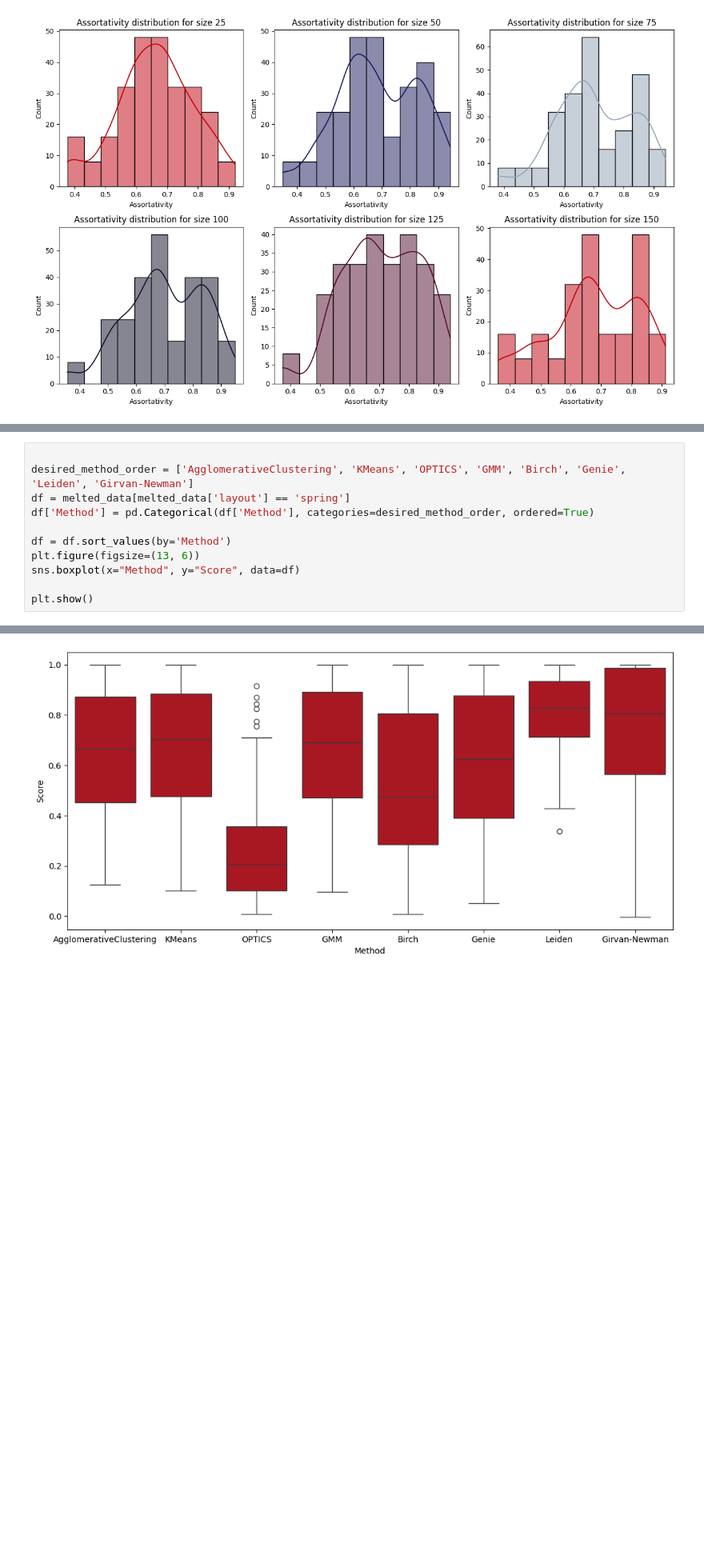
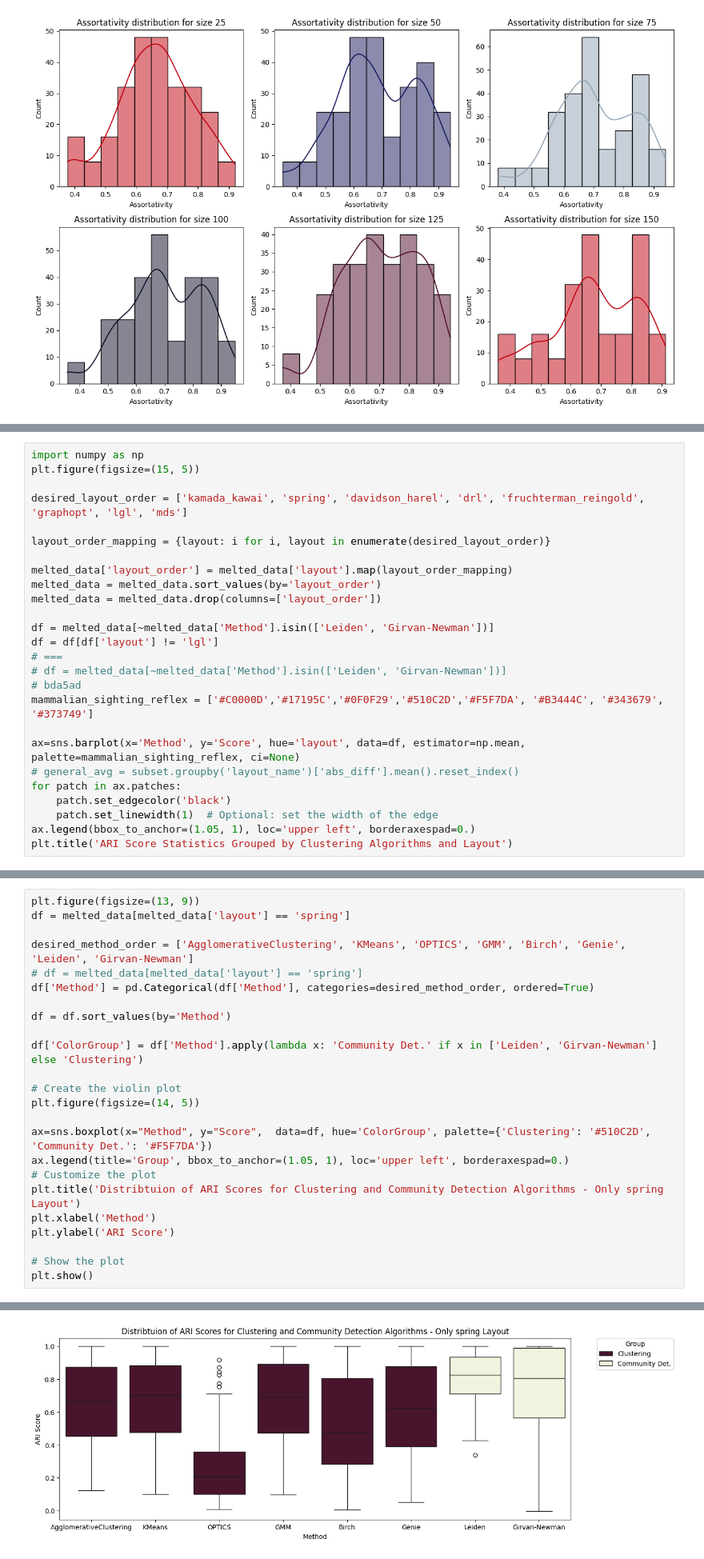
Before and after one commit to ARUMHC/Geometric-Properties-of-Graph-Visualization-Methods, a Jupyter notebook: code/ANALYSIS_whole_experiment_data.ipynb, the cells around one changed output, grey strips where cells are left out. Shown at 80% size. Drawn from its saved outputs; the diff is of its cells as text; blank space fills up the shorter version.

Commit message:
add statistic test and pics

```diff
--- a/code/ANALYSIS_whole_experiment_data.ipynb
+++ b/code/ANALYSIS_whole_experiment_data.ipynb
@@ -132,0 +177,26 @@ Text(0.5, 1.0, 'Score statistics grouped by clustering algrithms and layout')
+# %%
+import numpy as np
+plt.figure(figsize=(15, 5))
+
+desired_layout_order = ['kamada_kawai', 'spring', 'davidson_harel', 'drl', 'fruchterman_reingold', 'graphopt', 'lgl', 'mds']
+
+layout_order_mapping = {layout: i for i, layout in enumerate(desired_layout_order)}
+
+melted_data['layout_order'] = melted_data['layout'].map(layout_order_mapping)
+melted_data = melted_data.sort_values(by='layout_order')
+melted_data = melted_data.drop(columns=['layout_order'])
+
+df = melted_data[~melted_data['Method'].isin(['Leiden', 'Girvan-Newman'])]
+df = df[df['layout'] != 'lgl']
+# ===
+# df = melted_data[~melted_data['Method'].isin(['Leiden', 'Girvan-Newman'])]
+# bda5ad
+mammalian_sighting_reflex = ['#C0000D','#17195C','#0F0F29','#510C2D','#F5F7DA', '#B3444C', '#343679', '#373749']
+
+ax=sns.barplot(x='Method', y='Score', hue='layout', data=df, estimator=np.mean, palette=mammalian_sighting_reflex, ci=None)
+# general_avg = subset.groupby('layout_name')['abs_diff'].mean().reset_index()
+for patch in ax.patches:
+    patch.set_edgecolor('black')
+    patch.set_linewidth(1)  # Optional: set the width of the edge
+ax.legend(bbox_to_anchor=(1.05, 1), loc='upper left', borderaxespad=0.)
+plt.title('ARI Score Statistics Grouped by Clustering Algorithms and Layout')
@@ -133,13 +239,26 @@ Text(0.5, 1.0, 'Score statistics grouped by clustering algrithms and layout')
 # %%
+plt.figure(figsize=(13, 9))
+df = melted_data[melted_data['layout'] == 'spring']
 
 desired_method_order = ['AgglomerativeClustering', 'KMeans', 'OPTICS', 'GMM', 'Birch', 'Genie', 'Leiden', 'Girvan-Newman']
-df = melted_data[melted_data['layout'] == 'spring']
+# df = melted_data[melted_data['layout'] == 'spring']
 df['Method'] = pd.Categorical(df['Method'], categories=desired_method_order, ordered=True)
 
 df = df.sort_values(by='Method')
-plt.figure(figsize=(13, 6))
-sns.boxplot(x="Method", y="Score", data=df)
 
+df['ColorGroup'] = df['Method'].apply(lambda x: 'Community Det.' if x in ['Leiden', 'Girvan-Newman'] else 'Clustering')
+
+# Create the violin plot
+plt.figure(figsize=(14, 5))
+
+ax=sns.boxplot(x="Method", y="Score",  data=df, hue='ColorGroup', palette={'Clustering': '#510C2D', 'Community Det.': '#F5F7DA'})
+ax.legend(title='Group', bbox_to_anchor=(1.05, 1), loc='upper left', borderaxespad=0.)
+# Customize the plot
+plt.title('Distribtuion of ARI Scores for Clustering and Community Detection Algorithms - Only spring Layout')
+plt.xlabel('Method')
+plt.ylabel('ARI Score')
+
+# Show the plot
 plt.show()
 # %% [output]
 A value is trying to be set on a copy of a slice from a DataFrame.
@@ -150 +270 @@ See the caveats in the documentation: https://pandas.pydata.org/pandas-docs/stab
-[figure, old version]
+[figure, new version]
```
Also changed, not shown: parts of 16 cells of this notebook, 16 other files.
